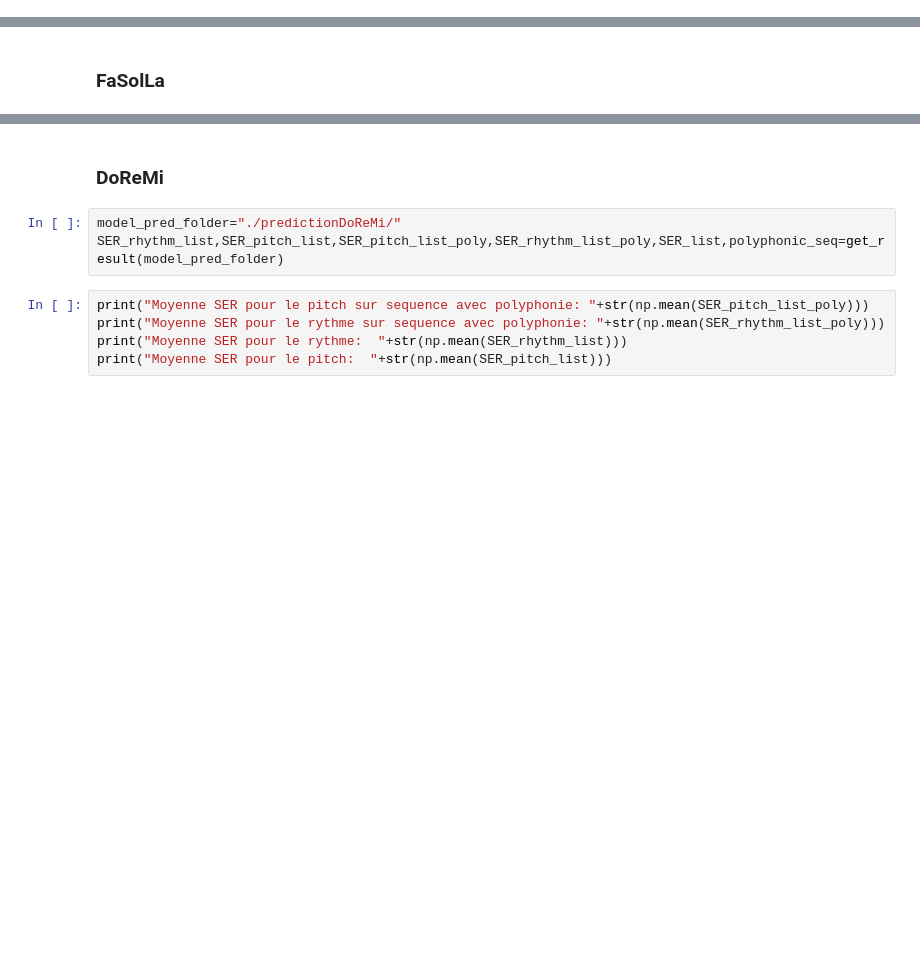
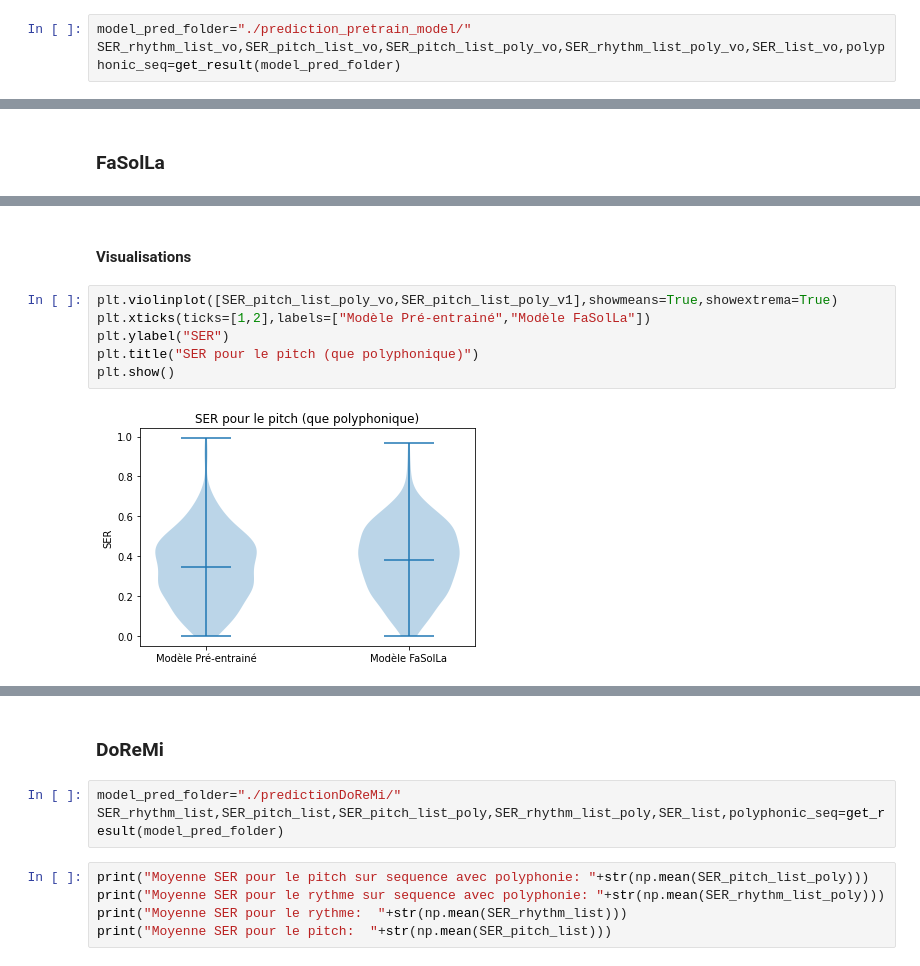
Before and after one commit to mooviies/polyphonic-omr, a Jupyter notebook: experiment_code/plotNotebook.ipynb, the cells around one changed output, grey strips where cells are left out. Cells and saved outputs as stored; diff of their text form; blank space fills up the shorter version.

```diff
--- a/experiment_code/plotNotebook.ipynb
+++ b/experiment_code/plotNotebook.ipynb
@@ -206,0 +177,3 @@ plt.hist(SER_rhythm_list)
+# %%
+model_pred_folder="./prediction_pretrain_model/"
+SER_rhythm_list_vo,SER_pitch_list_vo,SER_pitch_list_poly_vo,SER_rhythm_list_poly_vo,SER_list_vo,polyphonic_seq=get_result(model_pred_folder)
@@ -228,0 +269,10 @@ SER_list_rhythm_FaSolLa=SER_rhythm_list
+# %% [markdown]
+#### Visualisations
+# %%
+plt.violinplot([SER_pitch_list_poly_vo,SER_pitch_list_poly_v1],showmeans=True,showextrema=True)
+plt.xticks(ticks=[1,2],labels=["Modèle Pré-entrainé","Modèle FaSolLa"])
+plt.ylabel("SER")
+plt.title("SER pour le pitch (que polyphonique)")
+plt.show()
+# %% [output]
+[figure, added]
```
Also changed, not shown: parts of 53 cells of this notebook.
